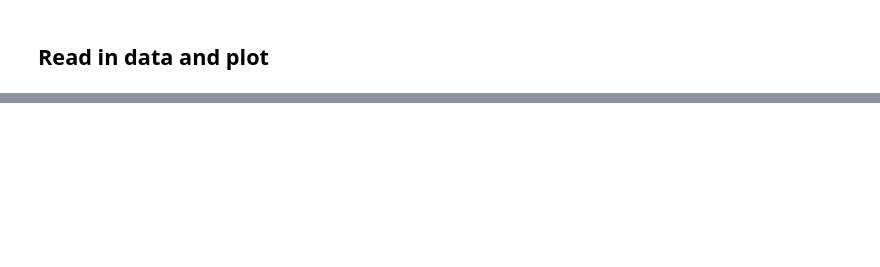
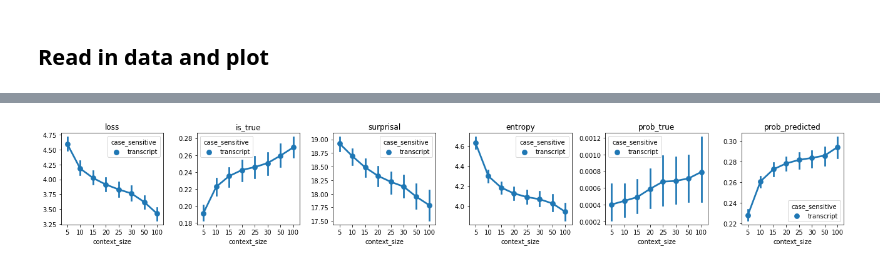
Before and after one commit to rbroc/eval-neuroscout-lm, a Jupyter notebook: Analysis.ipynb, the cells around one changed output, grey strips where cells are left out. Cells and saved outputs as stored; diff of their text form; code cells hidden in the pictures; blank space fills up the shorter version.

```diff
--- a/Analysis.ipynb
+++ b/Analysis.ipynb
@@ -23,7 +8,7 @@ from lmeval.engine import StridingForwardLM
 # %% [markdown]
 ## Read in data and plot
 # %%
-logs = glob.glob('outputs/narratives/*')
+logs = glob.glob('outputs/narratives_compare/*')
 # %%
 for i, l in enumerate(logs):
     ldf = pd.read_csv(l, sep='\t', index_col=0)
@@ -36,19 +21,7 @@ for i, l in enumerate(logs):
                               ldf], ignore_index=True)
 all_logs['is_true'] = (all_logs['target'] == all_logs['top_predicted']).astype(int)
 all_logs['surprisal'] = -np.log2(all_logs['prob_true'])
-all_logs = all_logs.replace({'aligned': 'nopunct', 'transcript':'punct'})
 metrics = ['loss', 'is_true', 'surprisal', 'entropy', 'prob_true', 'prob_predicted']
-aggs = all_logs.groupby(['type', 'model', 'context_size', 'dataset'])[metrics].mean().reset_index()
-fig, ax = plt.subplots(ncols=6, figsize=(18,3))
-for i, m in enumerate(metrics):
-    sns.pointplot(data=aggs,
-                  x='context_size',
-                  y=m,
-                  hue='type',
-                  ax=ax[i])
-    ax[i].set_title(m)
-    ax[i].set_ylabel('')
-    #ax[i].set_xticklabels(labels=np.arange(0,35,5), rotation=90)
-plt.tight_layout()
-plt.show()
+aggs = all_logs.groupby(['case_sensitive', 'model',
+                         'context_size', 'dataset'])[metrics].mean().reset_index()
 # %% [output]
@@ -63,13 +29,0 @@ lnocs = [l for l in logs if '_nocs' in l and 'transcript' not in l]
-# %%
-for i, l in enumerate(lcs):
-    ldf = pd.read_csv(l, sep='\t', index_col=0)
-    if i == 0:
-        all_logs = ldf
-    else:
-        all_logs = pd.concat([all_logs,
-                              ldf], ignore_index=True)
-all_logs['is_true'] = (all_logs['target'] == all_logs['top_predicted']).astype(int)
-all_logs['surprisal'] = -np.log2(all_logs['prob_true'])
-all_logs = all_logs.replace({'aligned': 'nopunct', 'transcript':'punct'})
-metrics = ['loss', 'is_true', 'surprisal', 'entropy', 'prob_true', 'prob_predicted']
-aggs = all_logs.groupby(['type', 'model', 'context_size', 'dataset'])[metrics].mean().reset_index()
@@ -113,0 +30,16 @@ plt.show()
+# %%
+fig, ax = plt.subplots(ncols=6, figsize=(18,3))
+for i, m in enumerate(metrics):
+    sns.pointplot(data=aggs,
+                  x='context_size',
+                  y=m,
+                  hue='case_sensitive',
+                  ax=ax[i],
+                  #palette='RdBu'
+                  )
+    ax[i].set_title(m)
+    ax[i].set_ylabel('')
+plt.tight_layout()
+plt.show()
+# %% [output]
+[figure, added]
```
Also changed, not shown: parts of 8 cells of this notebook, 5 other files.
